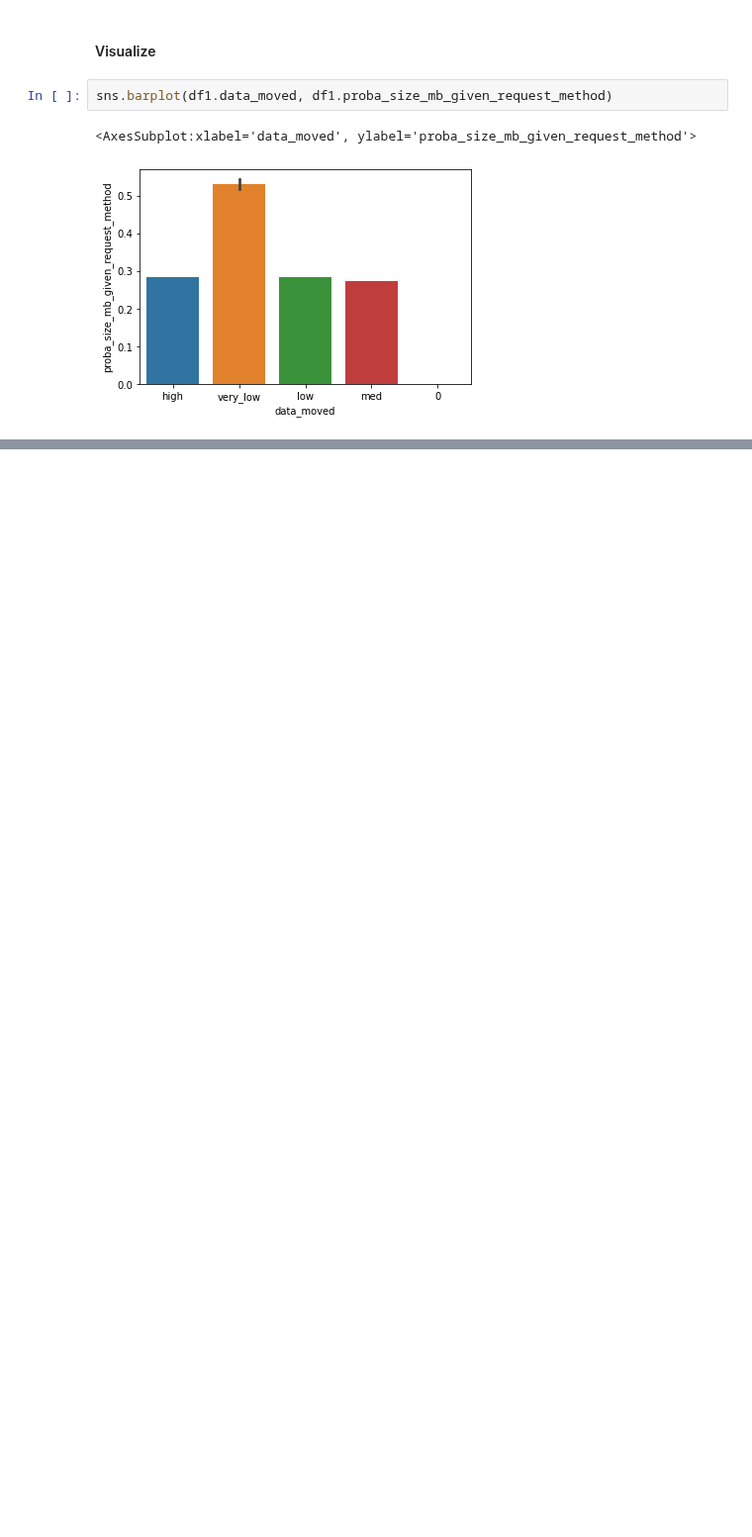
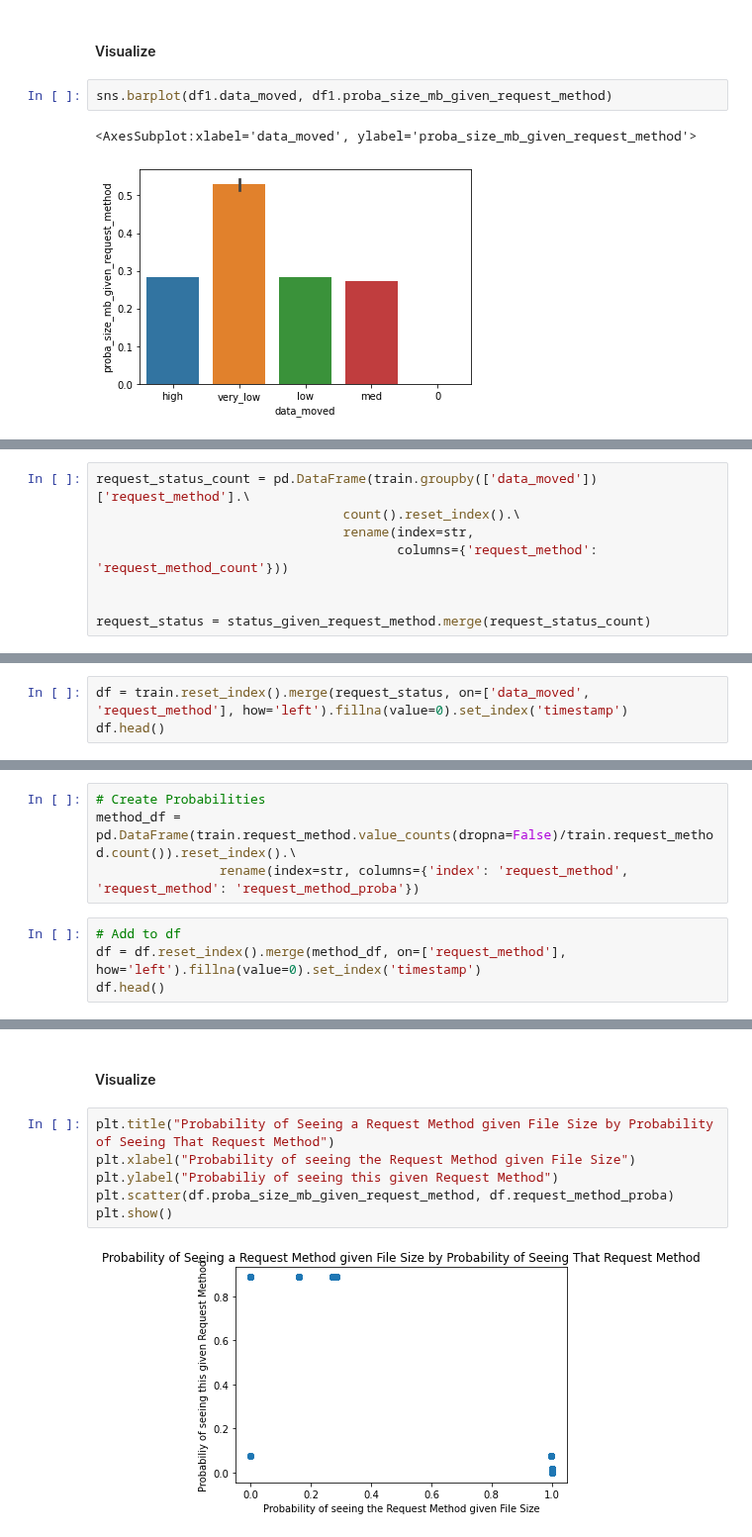
Before and after one commit to CSolitaire/anomaly-detection-exercises, a Jupyter notebook: discrete_anomaly_detection.ipynb, the cells around one changed output, grey strips where cells are left out. Shown at 99% size. Saved outputs shown, nothing was run; the diff lists cells and outputs as text; blank space fills up the shorter version.

```diff
--- a/discrete_anomaly_detection.ipynb
+++ b/discrete_anomaly_detection.ipynb
@@ -794,0 +838,8 @@ sns.barplot(df1.data_moved, df1.proba_size_mb_given_request_method)
+# %%
+request_status_count = pd.DataFrame(train.groupby(['data_moved'])['request_method'].\
+                                count().reset_index().\
+                                rename(index=str,
+                                       columns={'request_method': 'request_method_count'}))
+
+
+request_status = status_given_request_method.merge(request_status_count)
@@ -794,0 +868,3 @@ sns.barplot(df1.data_moved, df1.proba_size_mb_given_request_method)
+# %%
+df = train.reset_index().merge(request_status, on=['data_moved', 'request_method'], how='left').fillna(value=0).set_index('timestamp')
+df.head()
@@ -794,0 +881,8 @@ sns.barplot(df1.data_moved, df1.proba_size_mb_given_request_method)
+# %%
+# Create Probabilities
+method_df = pd.DataFrame(train.request_method.value_counts(dropna=False)/train.request_method.count()).reset_index().\
+                rename(index=str, columns={'index': 'request_method', 'request_method': 'request_method_proba'})
+# %%
+# Add to df
+df = df.reset_index().merge(method_df, on=['request_method'], how='left').fillna(value=0).set_index('timestamp')
+df.head()
@@ -794,0 +897,10 @@ sns.barplot(df1.data_moved, df1.proba_size_mb_given_request_method)
+# %% [markdown]
+#### Visualize
+# %%
+plt.title("Probability of Seeing a Request Method given File Size by Probability of Seeing That Request Method")
+plt.xlabel("Probability of seeing the Request Method given File Size")
+plt.ylabel("Probabiliy of seeing this given Request Method")
+plt.scatter(df.proba_size_mb_given_request_method, df.request_method_proba)
+plt.show()
+# %% [output]
+[figure, added]
```
Also changed, not shown: parts of 33 cells of this notebook.
